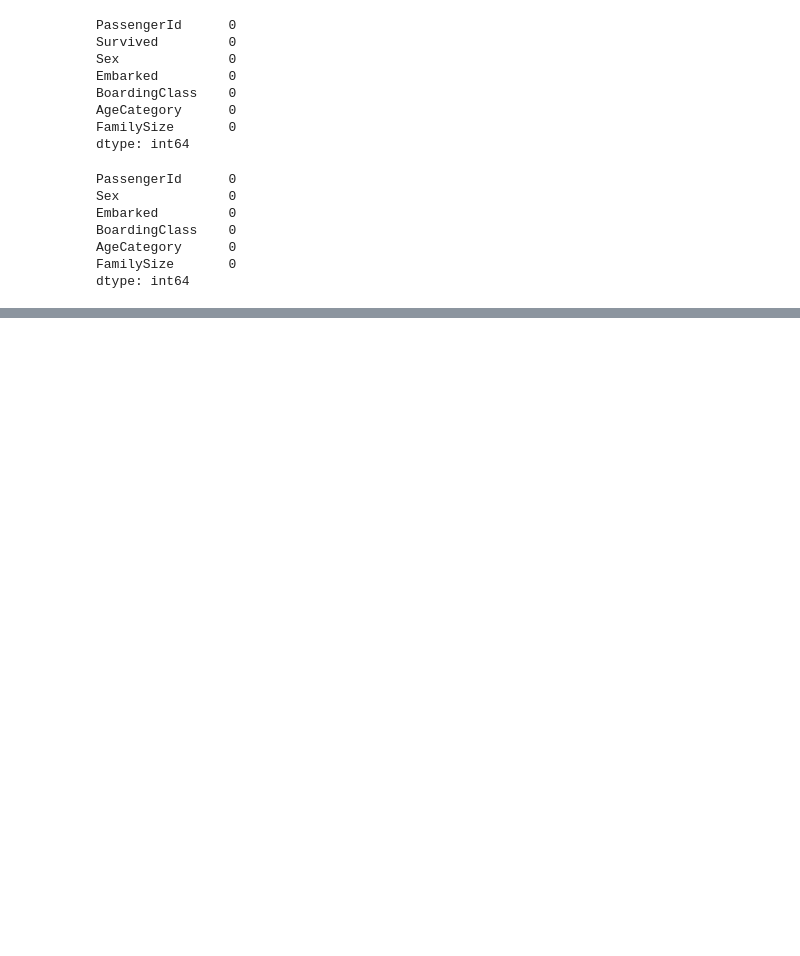
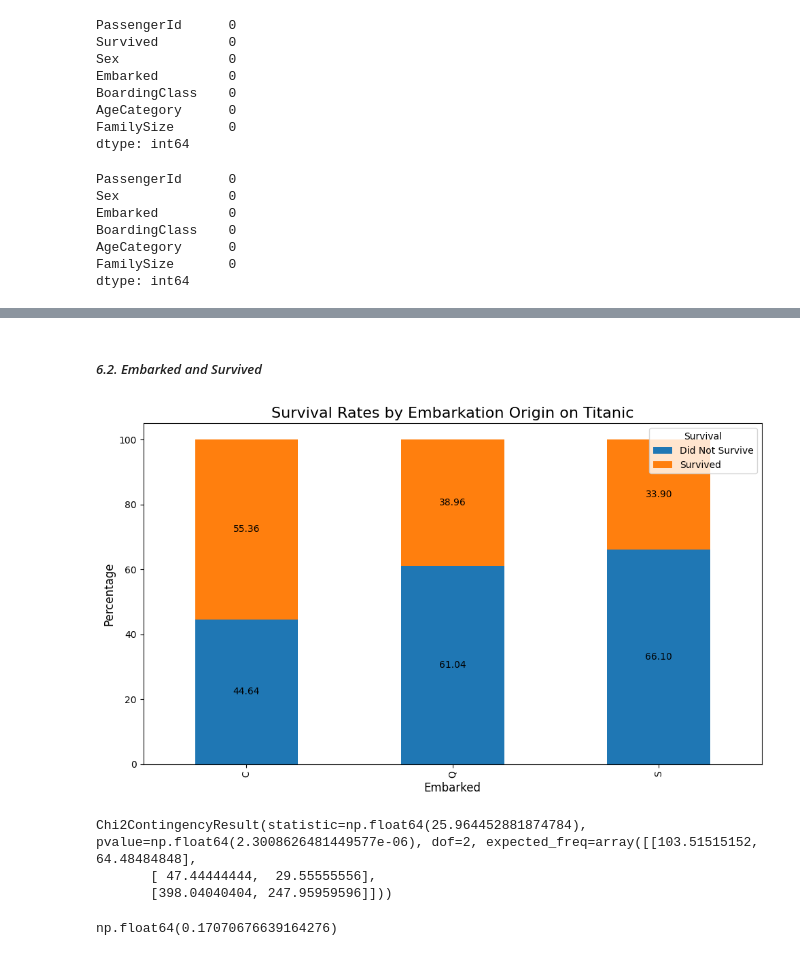
Before and after one commit to foliacouetey/titanic, a Jupyter notebook: PYTHON/scripts/main.ipynb, the cells around one changed output, grey strips where cells are left out. Cells and saved outputs as stored; diff of their text form; code cells hidden in the pictures; blank space fills up the shorter version.

```diff
--- a/PYTHON/scripts/main.ipynb
+++ b/PYTHON/scripts/main.ipynb
@@ -422,0 +459,27 @@ dtype: int64
+# %%
+# Order "Sex" modalities
+df__engtrain["Sex"] = pd.Categorical(df__engtrain["Sex"], categories=["male", "female"], ordered=True)
+# %% [markdown]
+##### *6.2. Embarked and Survived*
+# %%
+# Create a cross-tab between "Embarked" and "Survived"
+df__table = 100 * pd.crosstab(df__engtrain["Embarked"], df__engtrain["Survived"], normalize="index")
+
+# Create the stacked bar chart
+ax_object = df__table.plot(kind='bar', stacked=True, figsize=(10, 6))
+
+# Customize the chart
+plt.title('Survival Rates by Embarkation Origin on Titanic', fontsize=16)
+plt.xlabel('Embarked', fontsize=12)
+plt.ylabel('Percentage', fontsize=12)
+plt.legend(['Did Not Survive', 'Survived'], title='Survival', loc='upper right')
+
+# Add value labels on the bars, rounded to two decimal places
+for barcontainer_object in ax_object.containers:
+    ax_object.bar_label(barcontainer_object, label_type='center', fmt='%.2f')
+
+# Adjust layout and display
+plt.tight_layout()
+plt.show()
+# %% [output]
+[figure, added]
@@ -422,0 +489,13 @@ dtype: int64
+# %%
+# Perform a Chi-Square test (risk level of 5%) between "Embarked" and "Survived"
+chi2_contingency(pd.crosstab(df__engtrain["Embarked"], df__engtrain["Survived"]))
+# %% [output]
+Chi2ContingencyResult(statistic=np.float64(25.964452881874784), pvalue=np.float64(2.3008626481449577e-06), dof=2, expected_freq=array([[103.51515152,  64.48484848],
+       [ 47.44444444,  29.55555556],
+       [398.04040404, 247.95959596]]))
+# %%
+# Calculate Cramer's V for effect size : strength of the association between "Embarked" and "Survived"
+df__table = pd.crosstab(df__engtrain["Embarked"], df__engtrain["Survived"])
+np.sqrt(chi2_contingency(df__table)[0] / (df__table.sum().sum() * (min(df__table.shape) - 1)))
+# %% [output]
+np.float64(0.17070676639164276)
```
Also changed, not shown: parts of 65 cells of this notebook.
